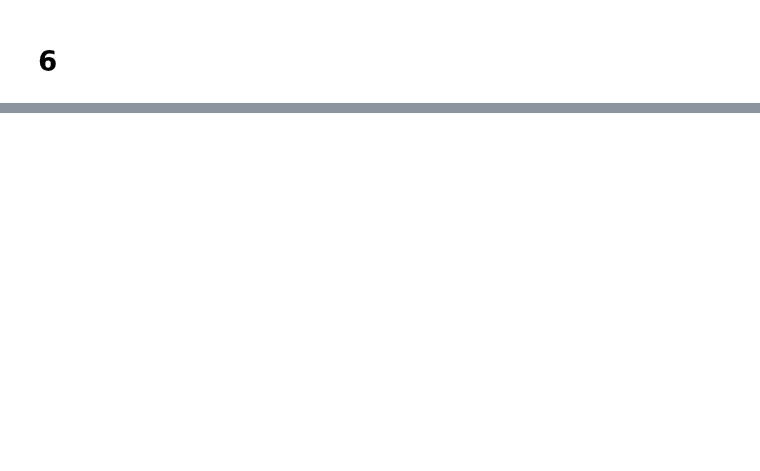
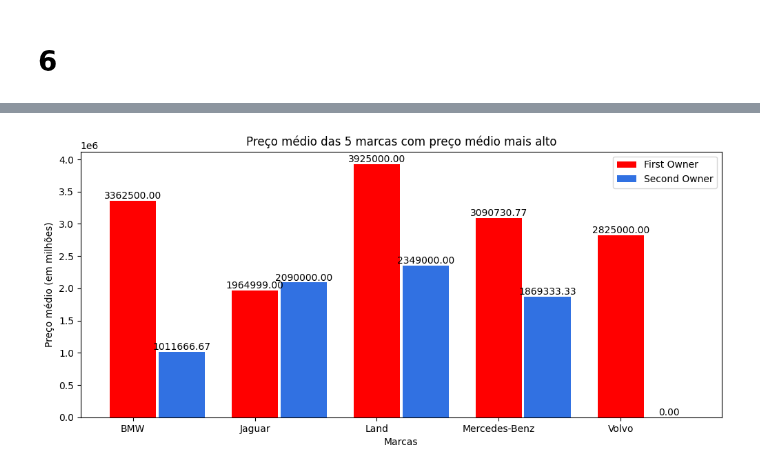
Before and after one commit to mathemaia/studies, a Jupyter notebook: Python/Jupyter/TI2-POD/MatheusMaiaDaSilva.ipynb, the cells around one changed output, grey strips where cells are left out. Drawn from its saved outputs; the diff is of its cells as text; code cells hidden in the pictures; blank space fills up the shorter version.

```diff
--- a/Python/Jupyter/TI2-POD/MatheusMaiaDaSilva.ipynb
+++ b/Python/Jupyter/TI2-POD/MatheusMaiaDaSilva.ipynb
@@ -213,0 +482,75 @@ dados_grafico
+# %%
+# Lê o arquivo
+df_copia = pd.read_csv('cars.csv')
+
+
+
+# Organiza o dicionário de valores médios por ordem de maior ao menor
+valor_medio = dict(sorted(valor_medio.items(), key=lambda x: x[1], reverse=True))
+valor_total = dict(sorted(valor_total.items(), key=lambda x: x[1], reverse=True))
+
+
+
+# Itera sobre as chaves do dicionário de valores médios e também sobre o dataset para separar os dados de first e second owner
+aux = {}
+for marca in valor_medio.keys():
+
+    # Listas que serão usadas para calcular o valor total pelo tipo de dono
+    first_owner = []
+    second_owner = []
+    # Quantidades para fazer a divisão
+    qtd_first = 0
+    qtd_second = 0
+
+    for idx, row in df_copia.iterrows():
+        if row[9] == marca:
+            # Separa os valores de First Owner
+            if row[5] == 'First Owner':
+                first_owner.append(row[7])
+                qtd_first += 1
+            # Separa os valores de Second Owner
+            if row[5] == 'Second Owner':
+                second_owner.append(row[7])
+                qtd_second += 1
+
+    # Separa os valores em tuplas e grava em um dicionário auxiliar evitando 'nan' na saída
+    if len(first_owner) == 0 or len(second_owner) == 0:
+        if len(first_owner) == 0:
+            aux.update({marca: (0, pd.Series(second_owner, dtype=int).mean())})
+        if len(second_owner) == 0:
+            aux.update({marca: (pd.Series(first_owner, dtype=int).mean(), 0)})
+    else:
+        aux.update({marca: (pd.Series(first_owner, dtype=int).mean(), pd.Series(second_owner, dtype=int).mean())})
+
+
+
+# Insere os dados do dicionário auxiliar no dicionário que será usado para plotar o gráfico
+dados_grafico = {}
+for i, nome in enumerate(aux.keys()):
+    if i < 5:
+        dados_grafico.update({nome: aux[nome]})
+
+# Organiza o dicionário por ordem alfabética das chaves
+dados_grafico = dict(sorted(dados_grafico.items()))
+
+
+
+# Gráfico
+x = list(dados_grafico.keys())
+y1 = list(map(lambda x: dados_grafico.get(x)[0], dados_grafico))
+y2 = list(map(lambda x: dados_grafico.get(x)[1], dados_grafico))
+
+# Configurações do gráfico
+fig, ax = plt.subplots(figsize =(12, 5))
+barra_vermelha = ax.bar(x, y1, width=0.38, color='r', label='First Owner')
+barra_azul = ax.bar(np.arange(len(x)) + 0.4, y2, width=0.38, color='#3171E2', label='Second Owner')
+ax.set_title('Preço médio das 5 marcas com preço médio mais alto')
+ax.set_xlabel('Marcas')
+ax.set_ylabel('Preço médio (em milhões)')
+ax.bar_label(barra_vermelha, fmt='%.2f')
+ax.bar_label(barra_azul, fmt='%.2f')
+ax.legend()
+
+plt.show()
+# %% [output]
+[figure, added]
```
Also changed, not shown: parts of 12 cells of this notebook, 1 other file.
